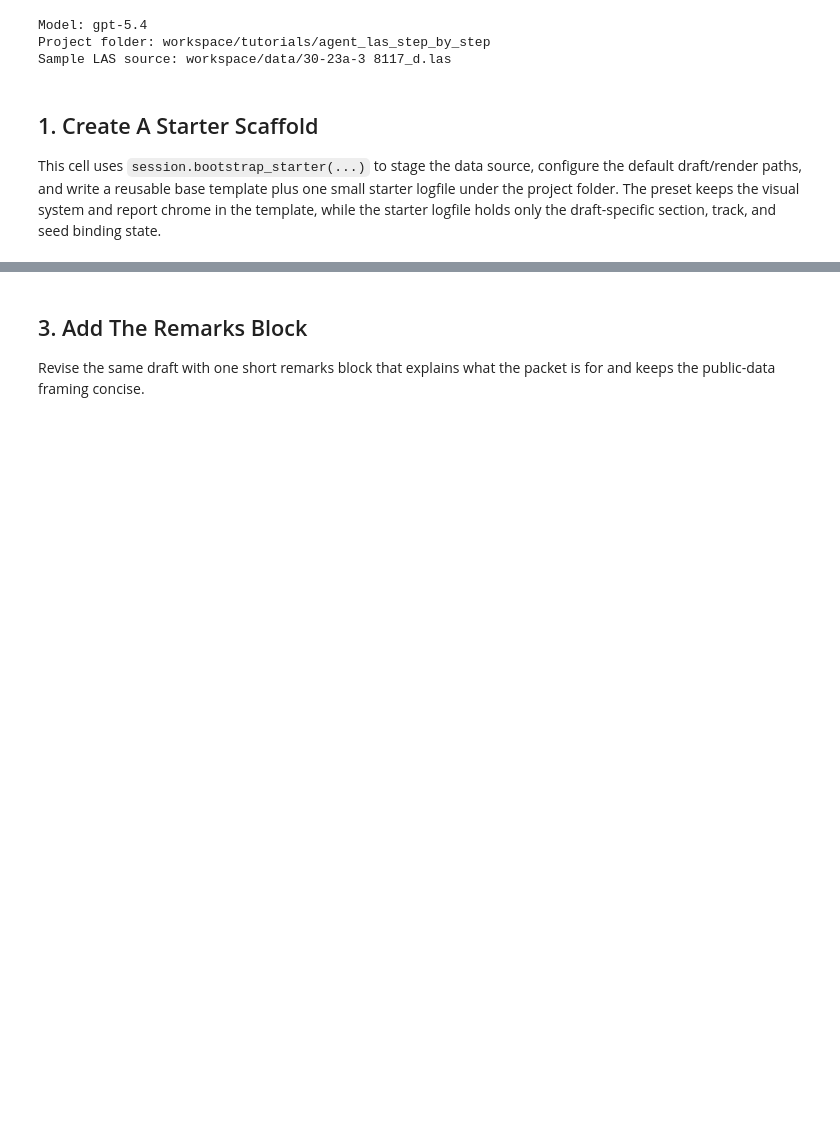
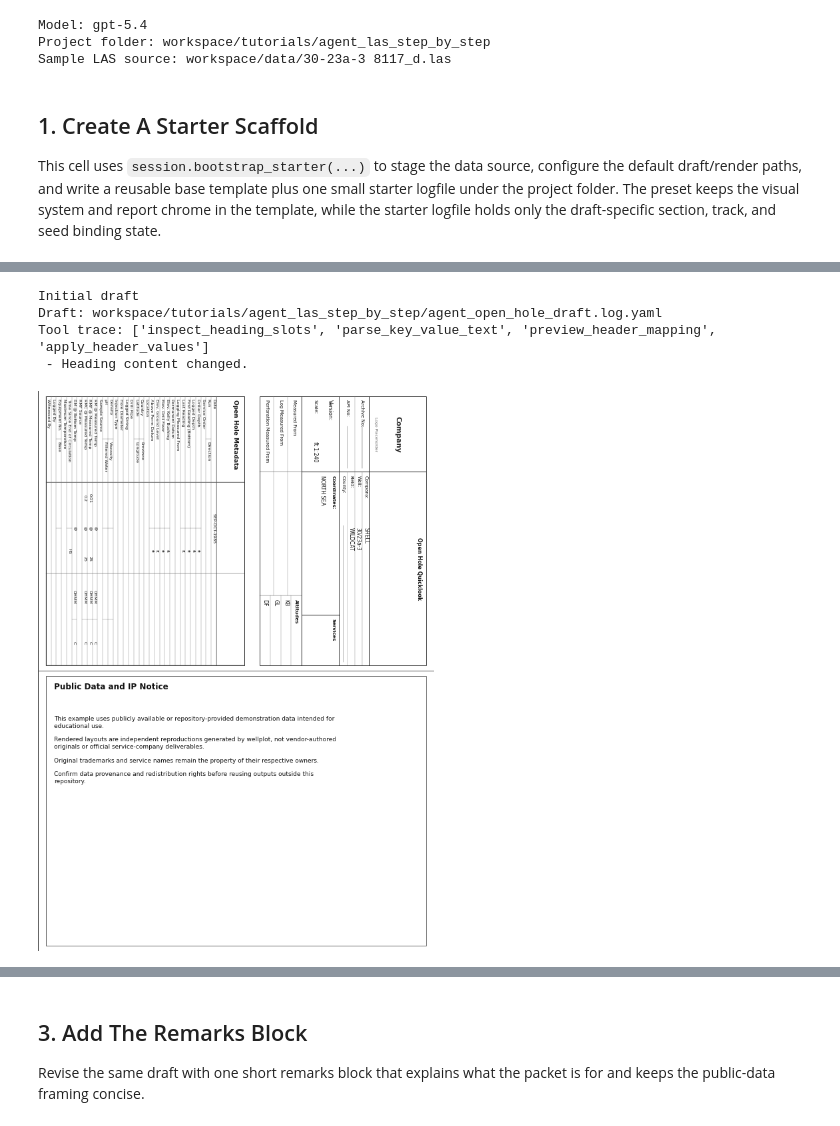
Before and after one commit to cschrupp/wellplot, a Jupyter notebook: examples/notebooks/user/agent_las_step_by_step.ipynb, the cells around one changed output, grey strips where cells are left out. Saved outputs shown, nothing was run; the diff lists cells and outputs as text; code cells hidden in the pictures; blank space fills up the shorter version.

```diff
--- a/examples/notebooks/user/agent_las_step_by_step.ipynb
+++ b/examples/notebooks/user/agent_las_step_by_step.ipynb
@@ -160,0 +205,19 @@ display_authoring_result("Initial draft", seed_result, preview="report")
+# %%
+seed_result = await session.run(
+    goal=f"""
+        Fill the following header fields with the following values:
+        - Rmf: 0.01 @ 25
+        - Rmc: 0.2 @ 25
+        - Rm: 0.005 @ 35
+
+    """,
+    source_logfile_path=STARTER_LOGFILE,
+)
+
+display_authoring_result("Initial draft", seed_result, preview="report")
+# %% [output]
+Initial draft
+Draft: workspace/tutorials/agent_las_step_by_step/agent_open_hole_draft.log.yaml
+Tool trace: ['inspect_heading_slots', 'parse_key_value_text', 'preview_header_mapping', 'apply_header_values']
+ - Heading content changed.
+[figure, added]
```
Also changed, not shown: parts of 11 cells of this notebook, 19 other files.
